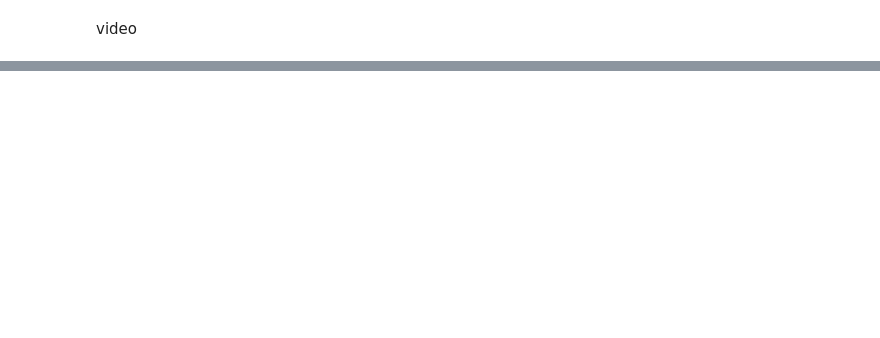
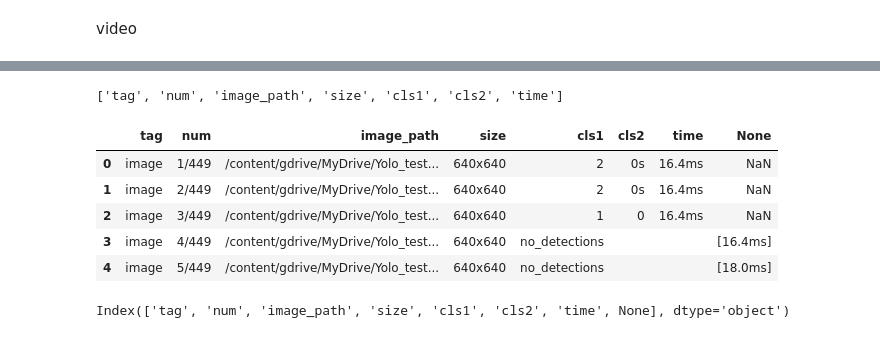
Before and after one commit to udayraj333/dangerous-items-detection, a Jupyter notebook: Yolov8_ML.ipynb, the cells around one changed output, grey strips where cells are left out. Saved outputs shown, nothing was run; the diff lists cells and outputs as text; code cells hidden in the pictures; blank space fills up the shorter version.

```diff
--- a/Yolov8_ML.ipynb
+++ b/Yolov8_ML.ipynb
@@ -144,2 +126,30 @@ Results saved to runs/detect/predict2
 # %%
 !cp -r /content/gdrive/MyDrive/Yolo_test/runs/detect/predict2 /content/gdrive/MyDrive/Yolo_test/output
+# %%
+import csv
+tsv_file = "/content/gdrive/MyDrive/Yolo_test/output/vaild.txt"
+# %%
+with open(tsv_file,'r') as f:
+  reader = csv.DictReader(f,delimiter = ' ')
+  tsv_data = list(reader)
+print(reader.fieldnames)
+# %% [output]
+['tag', 'num', 'image_path', 'size', 'cls1', 'cls2', 'time']
+# %%
+import pandas as pd
+df = pd.DataFrame(tsv_data)
+# %%
+df.head()
+# %% [output]
+|  | tag | num | image_path | size | cls1 | cls2 | time | None |
+| 0 | image | 1/449 | /content/gdrive/MyDrive/Yolo_test... | 640x640 | 2 | 0s | 16.4ms | NaN |
+| 1 | image | 2/449 | /content/gdrive/MyDrive/Yolo_test... | 640x640 | 2 | 0s | 16.4ms | NaN |
+| 2 | image | 3/449 | /content/gdrive/MyDrive/Yolo_test... | 640x640 | 1 | 0 | 16.4ms | NaN |
+| 3 | image | 4/449 | /content/gdrive/MyDrive/Yolo_test... | 640x640 | no_detections |  |  | [16.4ms] |
+| 4 | image | 5/449 | /content/gdrive/MyDrive/Yolo_test... | 640x640 | no_detections |  |  | [18.0ms] |
+# %%
+# df.head()
+# df['Time'] = df['time']+df['None']
+df.columns
+# %% [output]
+Index(['tag', 'num', 'image_path', 'size', 'cls1', 'cls2', 'time', None], dtype='object')
```
Also changed, not shown: parts of 12 cells of this notebook.
